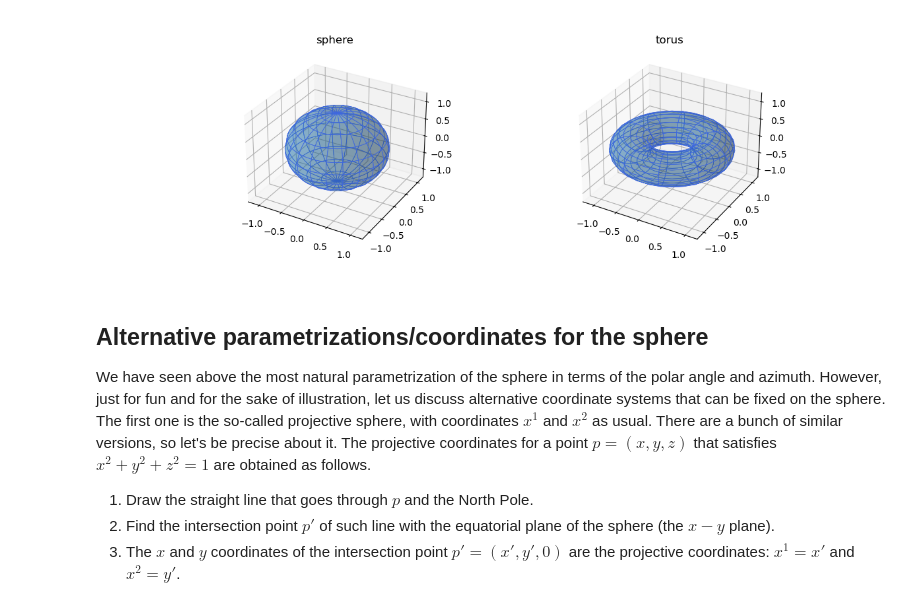
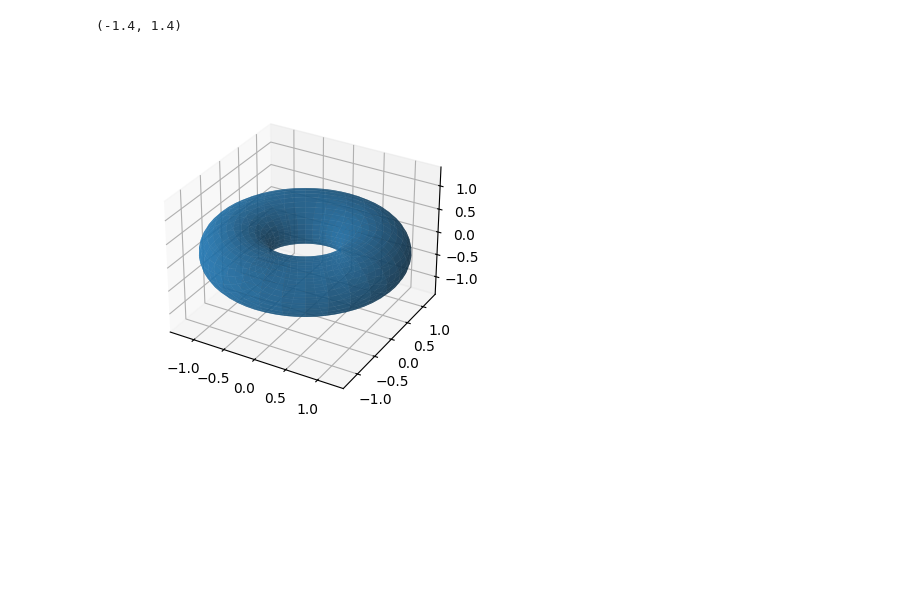
Before and after one commit to diego-fpv/diff-geo, a Jupyter notebook: 1_introductory.ipynb, the cells around one changed output. Cells and saved outputs as stored; diff of their text form; code cells hidden in the pictures; blank space fills up the shorter version.

Commit message:
finished first version of 1_introductory.ipynb, added helicoid to 2_charts.ipynb.

```diff
--- a/1_introductory.ipynb
+++ b/1_introductory.ipynb
@@ -62,36 +22,20 @@ Note that the poles of the sphere and the circles $\theta=0$ and $\phi=0$ are te
 # %%
 # coordinates
-x1 = np.reshape(np.linspace(0, np.pi, 31), (1, -1))
-x2 = np.reshape(np.linspace(0, 2 * np.pi, 61), (-1, 1))
+theta = np.reshape(np.linspace(0, 2 * np.pi, 61), (1, -1))
+phi = np.reshape(np.linspace(0, 2 * np.pi, 61), (-1, 1))
 
 # build points in R^3 as functions of the coordinates
-x = dict()
-y = dict()
-z = dict()
+a, b = 1, 0.5
+x = np.cos(phi) * (a + b * np.sin(theta))
+y = np.sin(phi) * (a + b * np.sin(theta))
+z = b * np.cos(theta)
 
-x["sphere"] = np.sin(x1) * np.cos(x2)
-y["sphere"] = np.sin(x1) * np.sin(x2)
-z["sphere"] = np.cos(x1) * np.ones(x2.shape)
+fig, ax = plt.subplots(1, 1, subplot_kw={"projection": "3d"}, figsize=(4, 4))
 
-x["torus"] = np.cos(2 * x1) * (0.8 + 0.4 * np.cos(x2))
-y["torus"] = np.sin(2 * x1) * (0.8 + 0.4 * np.cos(x2))
-z["torus"] = 0.4 * np.sin(x2)
-
-# plot
-fig, axs = plt.subplots(1, len(z), subplot_kw={"projection": "3d"}, figsize= (12, 4))
-
-for key, ax in zip(z.keys(), axs):
-    ax.plot_surface(x[key], y[key], z[key], edgecolor='royalblue', lw=0.5, rstride=3, cstride=3, alpha=0.3)
-    ax.set_title(key)
-    ax.set_xlim(-1.2, 1.2)
-    ax.set_ylim(-1.2, 1.2)
-    ax.set_zlim(-1.2, 1.2)
+ax.plot_surface(x, y, z, alpha=0.7)
+ax.set_xlim(-1.4, 1.4)
+ax.set_ylim(-1.4, 1.4)
+ax.set_zlim(-1.4, 1.4)
 # %% [output]
+(-1.4, 1.4)
-[figure, old version]
+[figure, new version]
-# %% [markdown]
-## Alternative parametrizations/coordinates for the sphere
-
-We have seen above the most natural parametrization of the sphere in terms of the polar angle and azimuth. However, just for fun and for the sake of illustration, let us discuss alternative coordinate systems that can be fixed on the sphere. The first one is the so-called projective sphere, with coordinates $x^1$ and $x^2$ as usual. There are a bunch of similar versions, so let's be precise about it. The projective coordinates for a point $p = (x, y, z)$ that satisfies $x^2 + y^2 + z^2 = 1$ are obtained as follows.
-1. Draw the straight line that goes through $p$ and the North Pole.
-2. Find the intersection point $p'$ of such line with the equatorial plane of the sphere (the $x-y$ plane).
-3. The $x$ and $y$ coordinates of the intersection point $p' = (x', y', 0)$ are the projective coordinates: $x^1 = x'$ and $x^2 = y'$.
```
Also changed, not shown: parts of 16 cells of this notebook, 1 other file.
